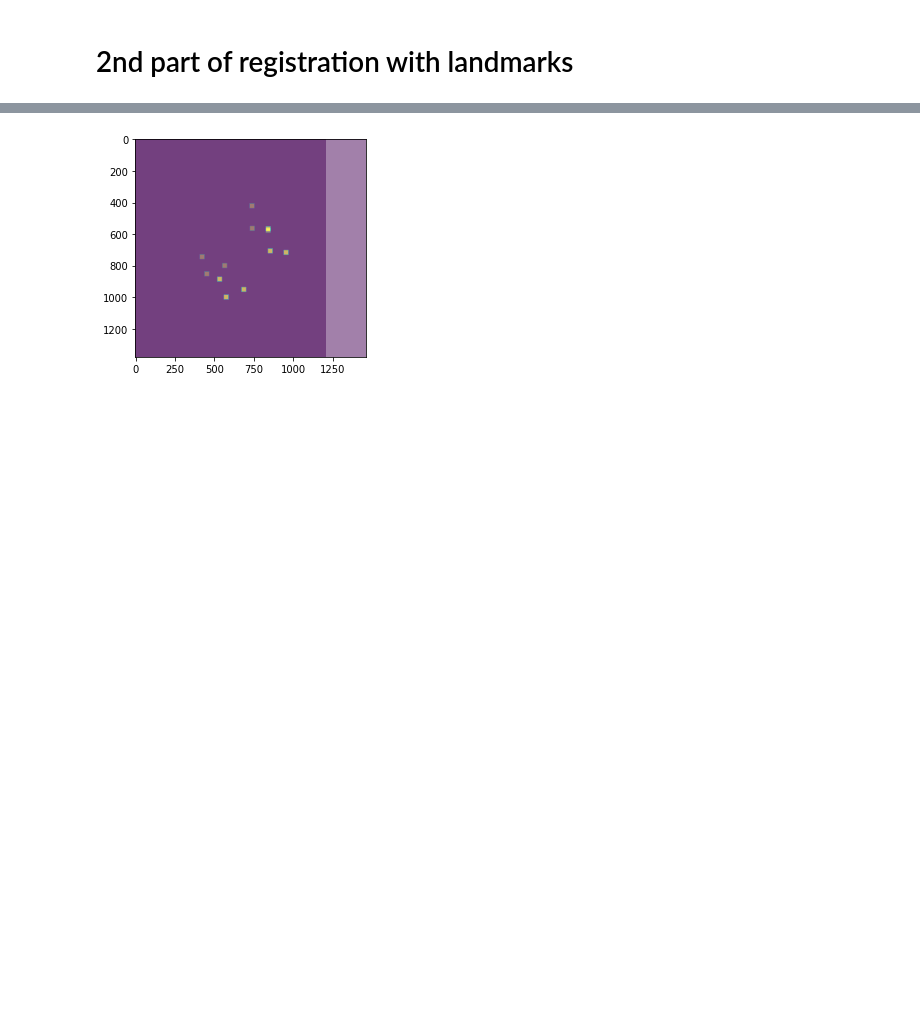
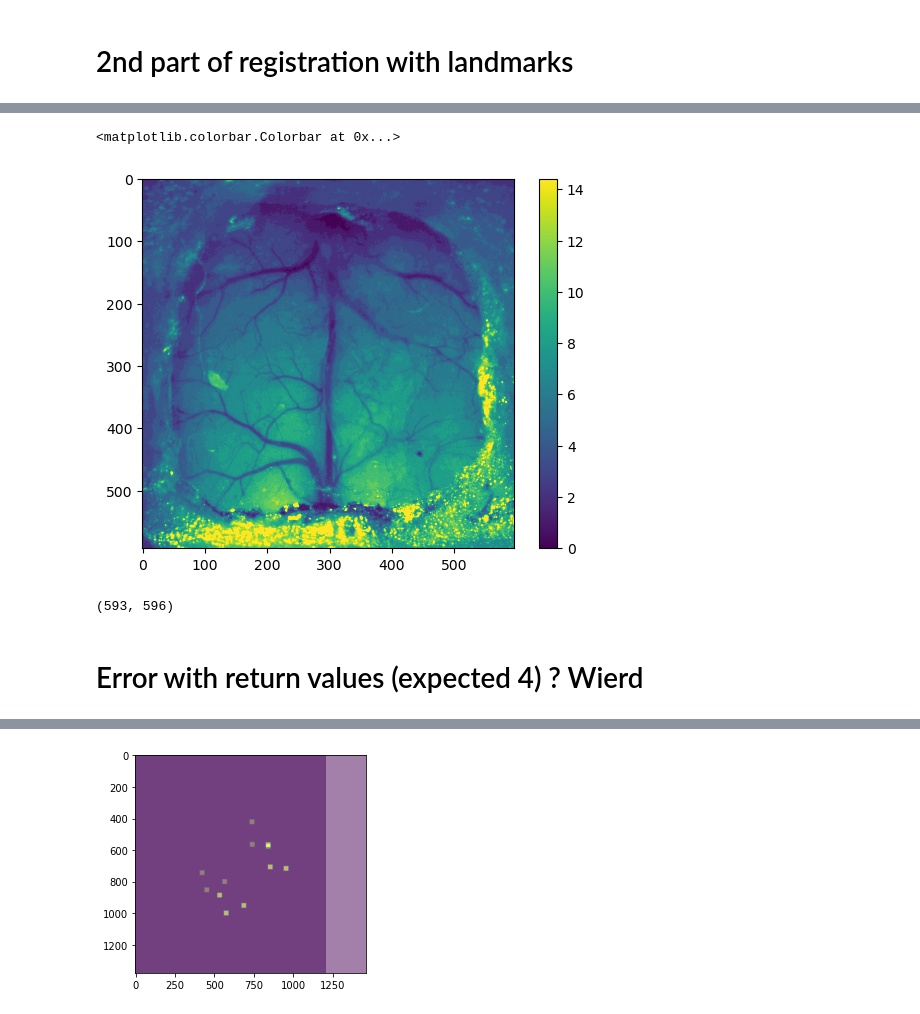
Before and after one commit to vincentpiano123/WideField, a Jupyter notebook: Registration.ipynb, the cells around one changed output, grey strips where cells are left out. Saved outputs shown, nothing was run; the diff lists cells and outputs as text; code cells hidden in the pictures; blank space fills up the shorter version.

```diff
--- a/Registration.ipynb
+++ b/Registration.ipynb
@@ -294,5 +303,16 @@ You chose: /Users/vincentchouinard/Documents/Maitrise/Registration/test1_M36/PXL
+# %%
+window_vmin , window_vmax = intensity_bounds(window_image)
+plt.imshow(window_image, vmin = window_vmin, vmax = window_vmax)
+plt.colorbar()
+# %% [output]
+<matplotlib.colorbar.Colorbar at 0x...>
+[figure, added]
 # %%
 %matplotlib qt
+# %%
+window_image.shape
+# %% [output]
+(593, 596)
 # %%
 def select_labels(ref_image, adj_image):
     # reference image (ref_image) has a fixed vertical shape, and adjusted image (adj_image)
@@ -368,6 +388,8 @@ def select_labels(ref_image, adj_image):
     cv2.destroyAllWindows()
 
     return ref_mask, adj_mask, ref_labels, adj_labels
+# %% [markdown]
+# Error with return values (expected 4) ? Wierd
 # %%
 reference_mask, adjusted_mask, surgery_labels, window_labels = select_labels(surgery_image, window_image)
 # %% [output]
```
Also changed, not shown: parts of 25 cells of this notebook, 3 other files.
